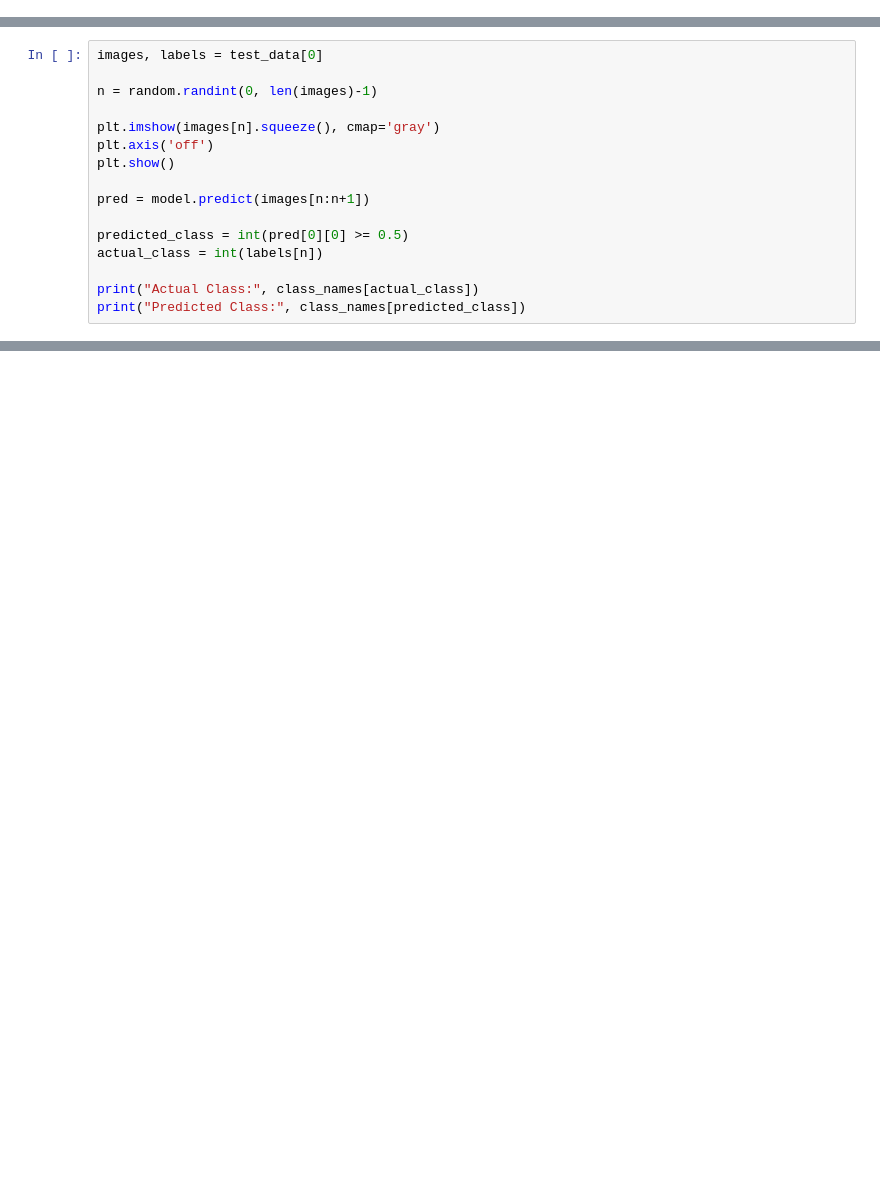
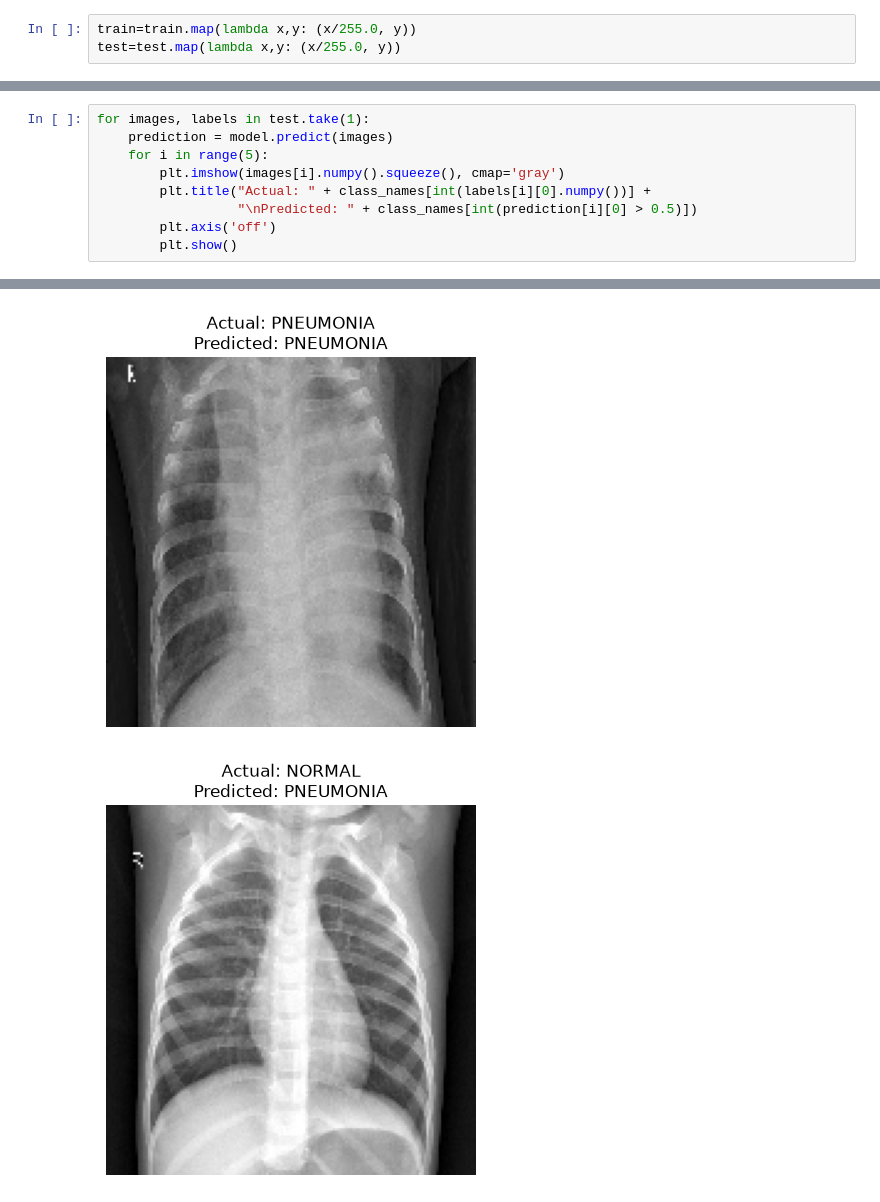
Before and after one commit to vedantpimple1/DL, a Jupyter notebook: cnn_xray.ipynb, the cells around one changed output, grey strips where cells are left out. Drawn from its saved outputs; the diff is of its cells as text; blank space fills up the shorter version.

```diff
--- a/cnn_xray.ipynb
+++ b/cnn_xray.ipynb
@@ -63 +64,4 @@ plt.show()
+# %%
+train=train.map(lambda x,y: (x/255.0, y))
+test=test.map(lambda x,y: (x/255.0, y))
 # %%
@@ -119,16 +83,0 @@ Test Accuracy: 62.5 %
-# %%
-images, labels = test_data[0]
-
-n = random.randint(0, len(images)-1)
-
-plt.imshow(images[n].squeeze(), cmap='gray')
-plt.axis('off')
-plt.show()
-
-pred = model.predict(images[n:n+1])
-
-predicted_class = int(pred[0][0] >= 0.5)
-actual_class = int(labels[n])
-
-print("Actual Class:", class_names[actual_class])
-print("Predicted Class:", class_names[predicted_class])
@@ -139,0 +110,10 @@ Predicted Class: PNEUMONIA
+# %%
+for images, labels in test.take(1):
+    prediction = model.predict(images)
+    for i in range(5):
+        plt.imshow(images[i].numpy().squeeze(), cmap='gray')
+        plt.title("Actual: " + class_names[int(labels[i][0].numpy())] +
+                  "\nPredicted: " + class_names[int(prediction[i][0] > 0.5)])
+        plt.axis('off')
+        plt.show()
+# %% [output]
@@ -139,0 +121,2 @@ Predicted Class: PNEUMONIA
+[figure, added]
+[figure, added]
```
Also changed, not shown: parts of 20 cells of this notebook.
